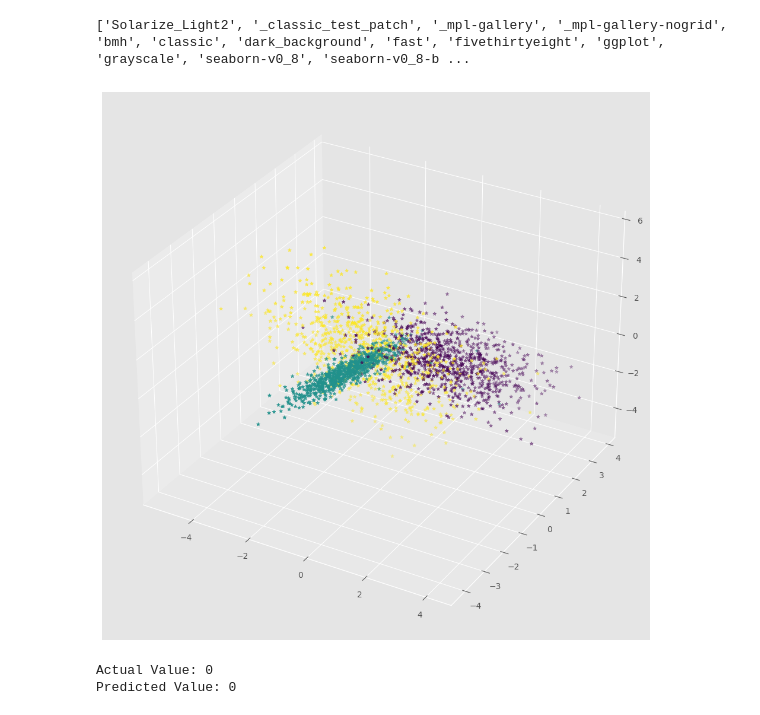
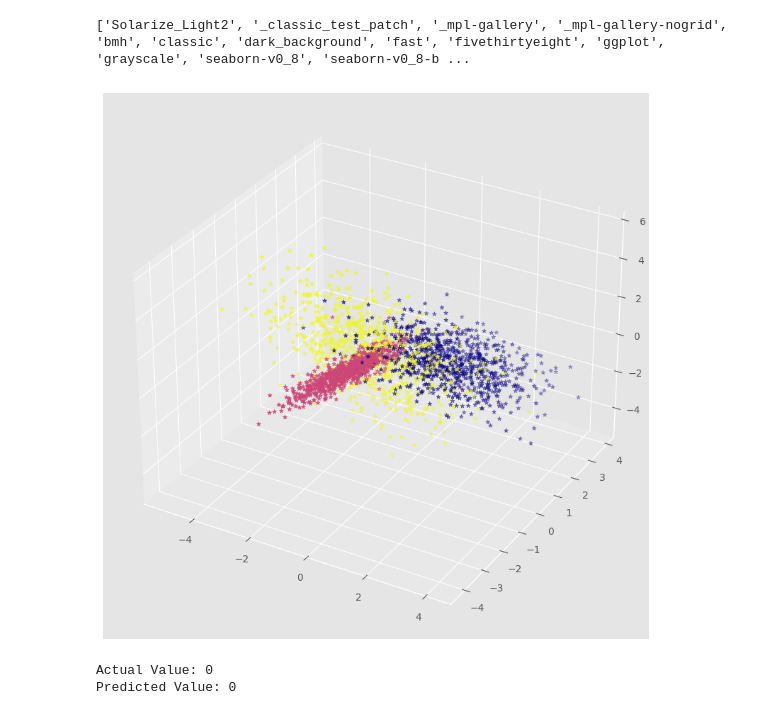
Before and after one commit to Ken-Alviola/CSC510, a Jupyter notebook: Mod6/Mod6_test.ipynb, the cells around one changed output. Saved outputs shown, nothing was run; the diff lists cells and outputs as text; code cells hidden in the pictures.

```diff
--- a/Mod6/Mod6_test.ipynb
+++ b/Mod6/Mod6_test.ipynb
@@ -245,22 +245,22 @@ print(plt.style.available)
 # %% [output]
 ['Solarize_Light2', '_classic_test_patch', '_mpl-gallery', '_mpl-gallery-nogrid', 'bmh', 'classic', 'dark_background', 'fast', 'fivethirtyeight', 'ggplot', 'grayscale', 'seaborn-v0_8', 'seaborn-v0_8-b ...
 # %%
-fig = plt.figure(figsize=(12, 12))
+fig = plt.figure(figsize=(10, 10))
 plt.style.use('ggplot')
 ax = fig.add_subplot(projection='3d')
 
 sequence_containing_x_vals = X[:, 0]
 sequence_containing_y_vals = X[:, 1]
 sequence_containing_z_vals = X[:, 2]
 
 '''random.shuffle(sequence_containing_x_vals)
 random.shuffle(sequence_containing_y_vals)
 random.shuffle(sequence_containing_z_vals)'''
 
-ax.scatter(sequence_containing_x_vals, sequence_containing_y_vals, sequence_containing_z_vals, c=y, marker ="*")
+ax.scatter(sequence_containing_x_vals, sequence_containing_y_vals, sequence_containing_z_vals, c=y, marker ="*", cmap='plasma')
 plt.show()
 # %% [output]
-[figure, old version]
+[figure, new version]
 # %%
 from sklearn.model_selection import train_test_split
 
```
